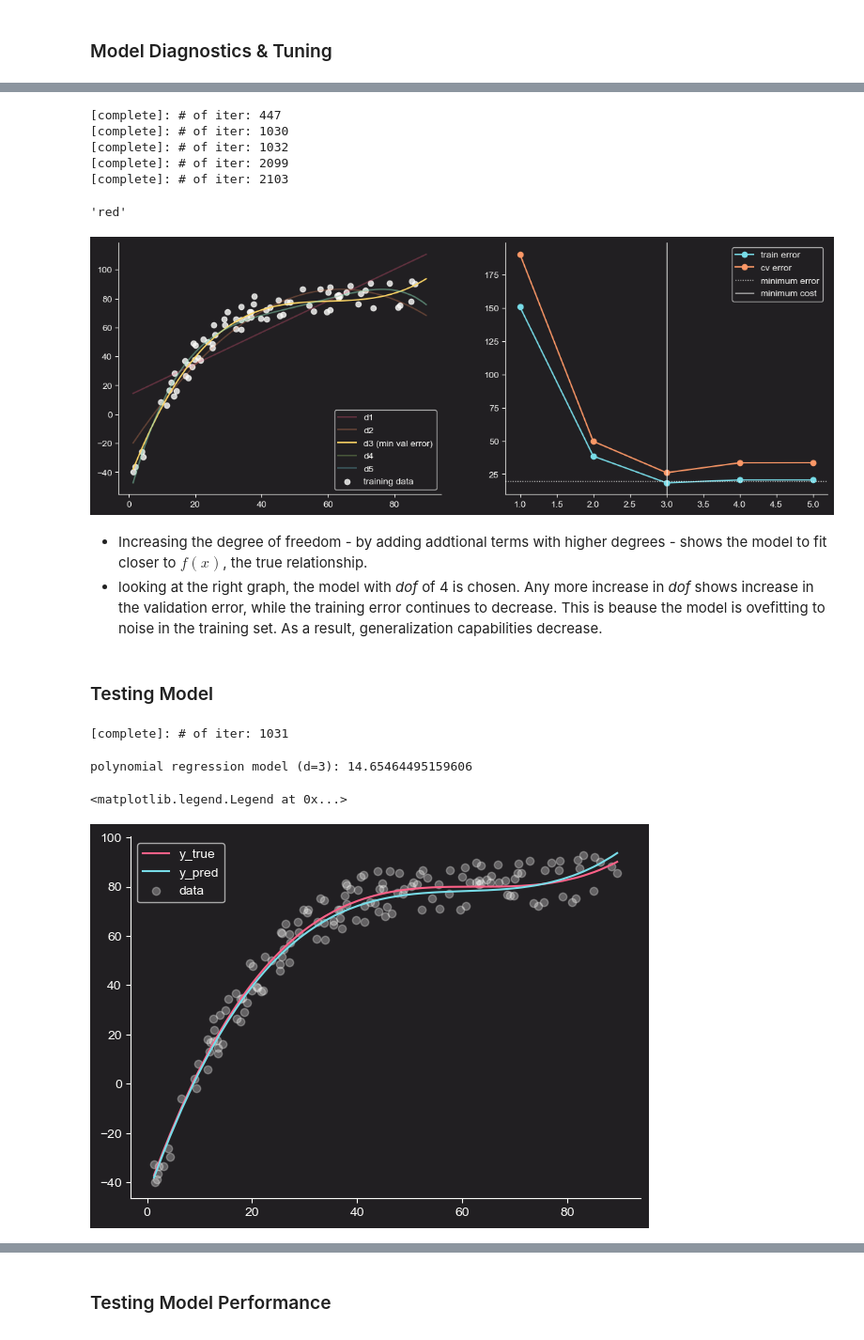
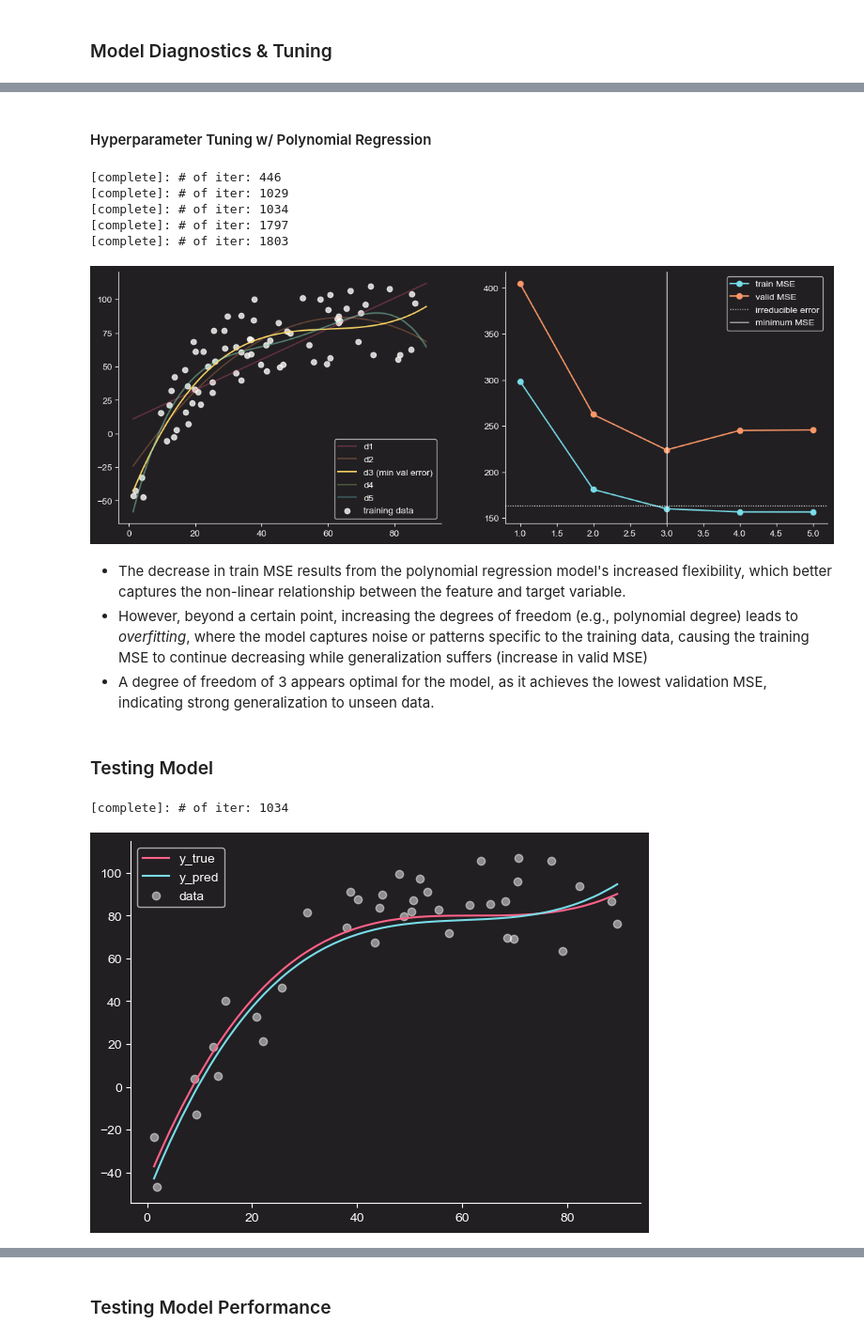
Before and after one commit to jakecreate/machine-learning-from-scratch, a Jupyter notebook: fundamentals_machine_learning.ipynb, the cells around one changed output, grey strips where cells are left out. Shown at 94% size. Cells and saved outputs as stored; diff of their text form; code cells hidden in the pictures.

Commit message:
complete regression portion

```diff
--- a/fundamentals_machine_learning.ipynb
+++ b/fundamentals_machine_learning.ipynb
@@ -185,9 +188,10 @@ def train_test_split(X, y, p_train=0.6):
 
     return X[train_mask], y[train_mask], X[test_mask], y[test_mask]
 # %%
+# training 50% instead of 60% to show overfitting
 np.random.seed(SEED+1)
 x_train, y_train, _x, _y = train_test_split(x, y, 0.5)
-x_cv, y_cv, x_test, y_test = train_test_split(_x, _y, 0.5)
+x_valid, y_valid, x_test, y_test = train_test_split(_x, _y, 0.5)
 # %%
 fig, ax = plt.subplots(figsize=(7,5))
 ax.scatter(x_train, y_train, c=c_['yellow'], label='train', alpha=0.8)
@@ -306,7 +310,7 @@ class StandardScaler():
 # %%
 scaler = StandardScaler(x_train)
 x_train_scaled = scaler.scale(x_train)
-x_cv_scaled = scaler.scale(x_cv)
+x_valid_scaled = scaler.scale(x_valid)
 x_test_scaled = scaler.scale(x_test)
 # %%
 X_train_scaled = add_ones(x_train_scaled)
@@ -496,3 +502,5 @@ estimated it using a different training data set.
+# %% [markdown]
+#### Hyperparameter Tuning w/ Polynomial Regression
 # %%
 def generate_degree(x, d_num):
     xd_list = [x]
@@ -502,34 +510,29 @@ def generate_degree(x, d_num):
     return np.vstack(xd_list).T
 # %%
 degree = 5
-train_cv_error = np.zeros((degree, 2))
+train_valid_error = np.zeros((degree, 2))
 fitted_model = []
 for i in range(degree):
     X_scaled = generate_degree(scaler.scale(x), i+1)
     X2_train_scaled = generate_degree(x_train_scaled, i+1)
-    X2_cv_scaled = generate_degree(x_cv_scaled, i+1)
+    X2_valid_scaled = generate_degree(x_valid_scaled, i+1)
 
     model = LinearRegression()
 
     model.fit(X2_train_scaled, y_train)
     fitted_model.append(model.predict(X_scaled))
 
-    train_cv_error[i, 0] = cost_mse(model.predict(X2_train_scaled), y_train)
-    train_cv_error[i, 1] = cost_mse(model.predict(X2_cv_scaled), y_cv)
+    train_valid_error[i, 0] = cost_mse(model.predict(X2_train_scaled), y_train)
+    train_valid_error[i, 1] = cost_mse(model.predict(X2_valid_scaled), y_valid)
 # %% [output]
-[complete]: # of iter: 447
-[complete]: # of iter: 1030
-[complete]: # of iter: 1032
-[complete]: # of iter: 2099
-[complete]: # of iter: 2103
+[complete]: # of iter: 446
+[complete]: # of iter: 1029
+[complete]: # of iter: 1034
+[complete]: # of iter: 1797
+[complete]: # of iter: 1803
-# %%
-c_iter = iter(c_)
-next(c_iter)
-# %% [output]
-'red'
 # %%
 fig, ax = plt.subplots(1, 2, figsize=(14, 5))
-opti_degree = train_cv_error[:, 1].argmin() + 1
+opti_degree = train_valid_error[:, 1].argmin() + 1
 c_iter = iter(c_)
 alpha_val = 0.3
 label_val = None
@@ -545,10 +548,11 @@ for i in range(degree):
 
 ax[0].scatter(x_train, y_train, c=c_['white'], label='training data', alpha = 0.8)
 
-ax[1].plot(np.arange(1, degree + 1), train_cv_error[:, 0], label='train error', c=c_['blue'], marker='o')
-ax[1].plot(np.arange(1, degree + 1), train_cv_error[:, 1], label='cv error',c=c_['orange'], marker='o')
-ax[1].axhline(y=ERROR*2, color=c_['white'], linestyle=':', linewidth=1, label='minimum error')
-ax[1].axvline(x=opti_degree, color=c_['white'], linewidth=1, label='minimum cost')
+ax[1].plot(np.arange(1, degree + 1), train_valid_error[:, 0], label='train MSE', c=c_['blue'], marker='o')
+ax[1].plot(np.arange(1, degree + 1), train_valid_error[:, 1], label='valid MSE',c=c_['orange'], marker='o')
+ax[1].axhline(y=cost_mse(true_model(x_train), y_train), color=c_['white'], linestyle=':', linewidth=1, label='irreducible error')
+ax[1].axvline(x=opti_degree, color=c_['white'], linewidth=1, label='minimum MSE')
+
 for axes in ax.flat:
     axes.spines[['top', 'right']].set_visible(False)
     axes.spines[['bottom', 'left']].set_color(c_['white'])
@@ -556,36 +560,32 @@ for axes in ax.flat:
 ax[0].legend(loc='lower right');
 ax[1].legend(loc='upper right');
 # %% [output]
-[figure, old version]
+[figure, new version]
 # %% [markdown]
-* Increasing the degree of freedom - by adding addtional terms with higher degrees - shows the model to fit closer to $f(x)$, the true relationship.
-* looking at the right graph, the model with _dof_ of 4 is chosen. Any more increase in _dof_ shows increase in the validation error, while the training error continues to decrease. This is beause the model is ovefitting to noise in the training set. As a result, generalization capabilities decrease.
+* The decrease in train MSE results from the polynomial regression model's increased flexibility, which better captures the non-linear relationship between the feature and target variable.
+* However, beyond a certain point, increasing the degrees of freedom (e.g., polynomial degree) leads to _overfitting_, where the model captures noise or patterns specific to the training data, causing the training MSE to continue decreasing while generalization suffers (increase in valid MSE)
+* A degree of freedom of 3 appears optimal for the model, as it achieves the lowest validation MSE, indicating strong generalization to unseen data.
 # %% [markdown]
 ### Testing Model
 # %%
 X_opti_train_scaled = generate_degree(x_train_scaled, opti_degree)
-X_opti_cv_scaled = generate_degree(x_cv_scaled, opti_degree)
+X_opti_cv_scaled = generate_degree(x_valid_scaled, opti_degree)
 X_opti_test_scaled = generate_degree(x_test_scaled, opti_degree)
 model = LinearRegression()
 model.fit(X_opti_train_scaled, y_train)
 # %% [output]
-[complete]: # of iter: 1031
+[complete]: # of iter: 1034
-# %%
-y_pred_opti = model.predict(X_opti_test_scaled)
-print(f'polynomial regression model (d={opti_degree}):',cost_mse(y_pred_opti, y_test))
-# %% [output]
-polynomial regression model (d=3): 14.65464495159606
 # %%
 fig, ax = plt.subplots(figsize=(7,5))
+
 X_scaled = generate_degree(scaler.scale(x), opti_degree)
 y_pred = model.predict(X_scaled)
 ax.plot(x, y_true, c=c_['red'], label='y_true')
 ax.plot(x, y_pred, c=c_['blue'], label='y_pred' )
-ax.scatter(x, y, c=c_['white'], label='data', alpha = 0.3)
+ax.scatter(x_test, y_test, c=c_['white'], label='data', alpha = 0.5)
 
 ax.spines[['top', 'right']].set_visible(False)
 ax.spines[['bottom', 'left']].set_color(c_['white'])
-ax.legend()
+ax.legend();
 # %% [output]
-<matplotlib.legend.Legend at 0x...>
-[figure, old version]
+[figure, new version]
```
Also changed, not shown: parts of 17 cells of this notebook.
